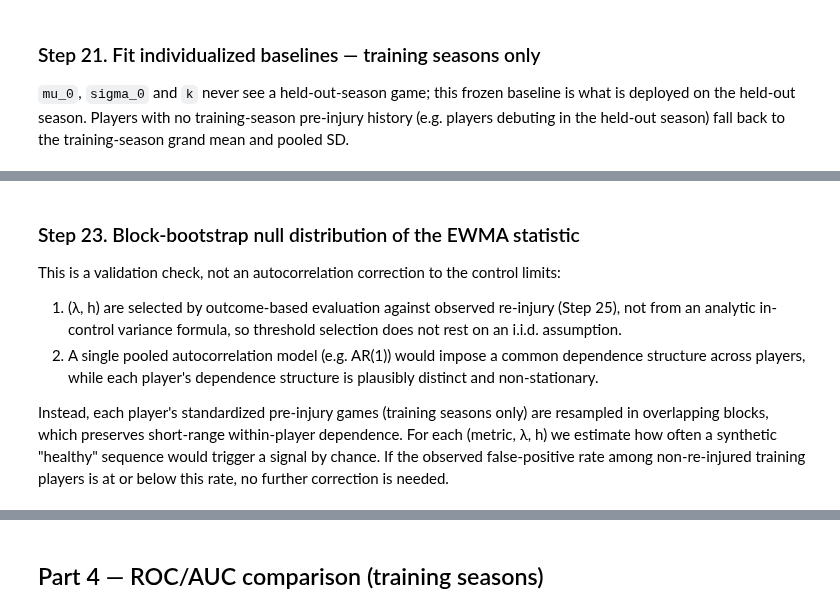
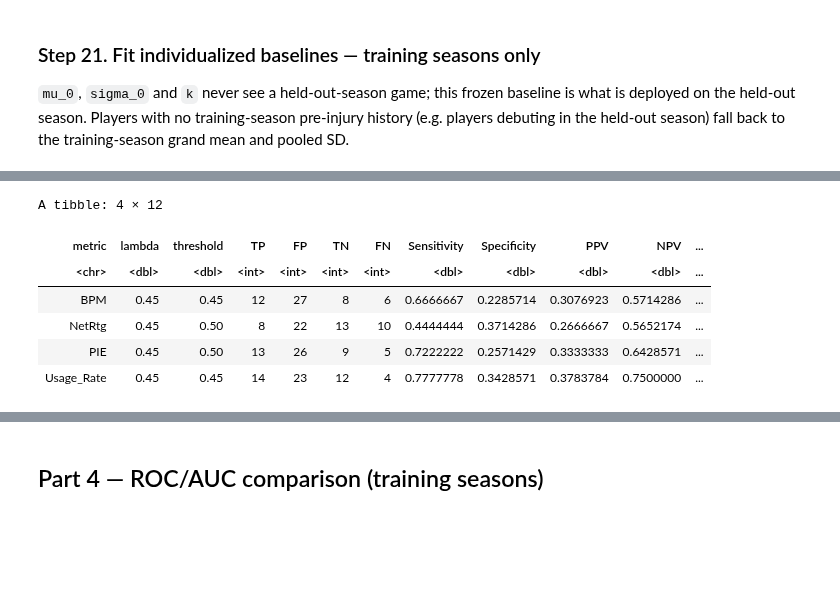
Before and after one commit to abrown9008/Sports-Analytics-and-Intelligence-Lab, a Jupyter notebook: NBA Injury Control Chart Study/NBA Injury Detection Control Chart Code.ipynb, the cells around one changed output, grey strips where cells are left out. Drawn from its saved outputs; the diff is of its cells as text; code cells hidden in the pictures; blank space fills up the shorter version.

```diff
--- a/NBA Injury Control Chart Study/NBA Injury Detection Control Chart Code.ipynb
+++ b/NBA Injury Control Chart Study/NBA Injury Detection Control Chart Code.ipynb
@@ -935,31 +965,20 @@ Every (metric, λ, h) combination for both baseline approaches, training seasons
 # %%
-ewma_train_league_avg <- map_dfr(metrics_to_model, run_chart_metric_league_avg,
-                                 season_filter = train_seasons, grid = param_grid)
+ewma_test_individualized <- map_dfr(metrics_to_model, function(m) {
+  p <- selected_params_individualized |> filter(metric == m) |> select(lambda, threshold)
+  run_chart_metric_individualized(m, player_baselines_frozen, test_season_code, p)
+})
 
-ewma_train_individualized <- map_dfr(metrics_to_model, function(m)
-  run_chart_metric_individualized(m, player_baselines_frozen, train_seasons, param_grid))
+confusion_summary_test_individualized <- summarise_confusion(ewma_test_individualized) |>
+  select(metric, lambda, threshold, TP, FP, TN, FN,
+         Sensitivity, Specificity, PPV, NPV, Accuracy) |>
+  arrange(metric)
 
-confusion_summary_train_league_avg <- summarise_confusion(ewma_train_league_avg) |>
-  mutate(approach = "A: league average")
-
-confusion_summary_train_individualized <- summarise_confusion(ewma_train_individualized) |>
-  mutate(approach = "B: individualized baseline")
-
-confusion_summary_train_comparison <- bind_rows(
-  confusion_summary_train_league_avg,
-  confusion_summary_train_individualized
-) |>
-  select(approach, metric, lambda, threshold, TP, FP, TN, FN,
-         Sensitivity, Specificity, PPV, NPV, Accuracy) |>
-  arrange(metric, approach, desc(Sensitivity))
-
-confusion_summary_train_comparison
+confusion_summary_test_individualized
+# %% [output]
+A tibble: 4 × 12
+| metric | lambda | threshold | TP | FP | TN | FN | Sensitivity | Specificity | PPV | NPV | ... |
+| <chr> | <dbl> | <dbl> | <int> | <int> | <int> | <int> | <dbl> | <dbl> | <dbl> | <dbl> | ... |
+| BPM | 0.45 | 0.45 | 12 | 27 | 8 | 6 | 0.6666667 | 0.2285714 | 0.3076923 | 0.5714286 | ... |
+| NetRtg | 0.45 | 0.50 | 8 | 22 | 13 | 10 | 0.4444444 | 0.3714286 | 0.2666667 | 0.5652174 | ... |
+| PIE | 0.45 | 0.50 | 13 | 26 | 9 | 5 | 0.7222222 | 0.2571429 | 0.3333333 | 0.6428571 | ... |
+| Usage_Rate | 0.45 | 0.45 | 14 | 23 | 12 | 4 | 0.7777778 | 0.3428571 | 0.3783784 | 0.7500000 | ... |
-# %% [markdown]
-### Step 23. Block-bootstrap null distribution of the EWMA statistic
-
-This is a validation check, not an autocorrelation correction to the control limits:
-
-1. (λ, h) are selected by outcome-based evaluation against observed re-injury (Step 25), not from an analytic in-control variance formula, so threshold selection does not rest on an i.i.d. assumption.
-2. A single pooled autocorrelation model (e.g. AR(1)) would impose a common dependence structure across players, while each player's dependence structure is plausibly distinct and non-stationary.
-
-Instead, each player's standardized pre-injury games (training seasons only) are resampled in overlapping blocks, which preserves short-range within-player dependence. For each (metric, λ, h) we estimate how often a synthetic "healthy" sequence would trigger a signal by chance. If the observed false-positive rate among non-re-injured training players is at or below this rate, no further correction is needed.
```
Also changed, not shown: parts of 58 cells of this notebook.
